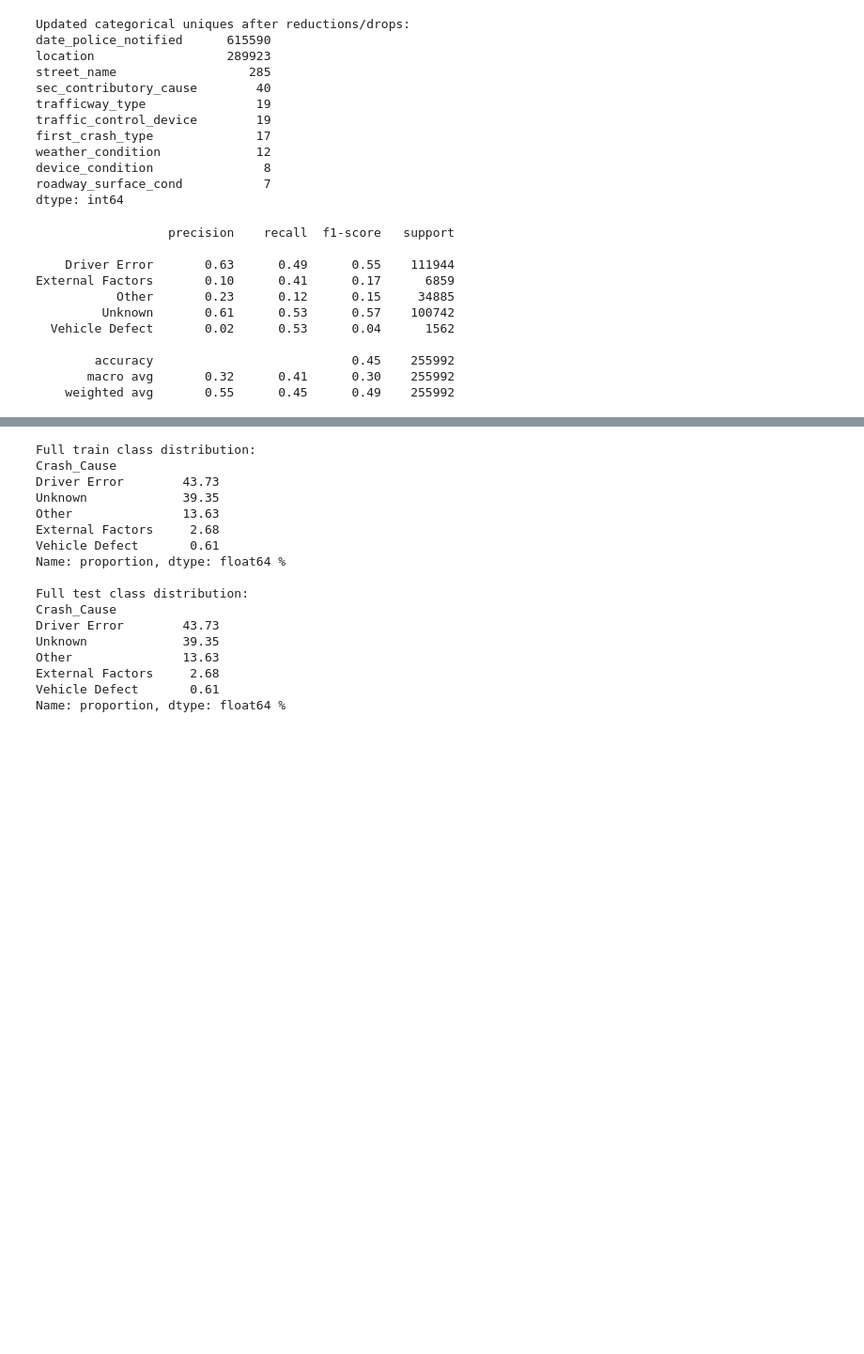
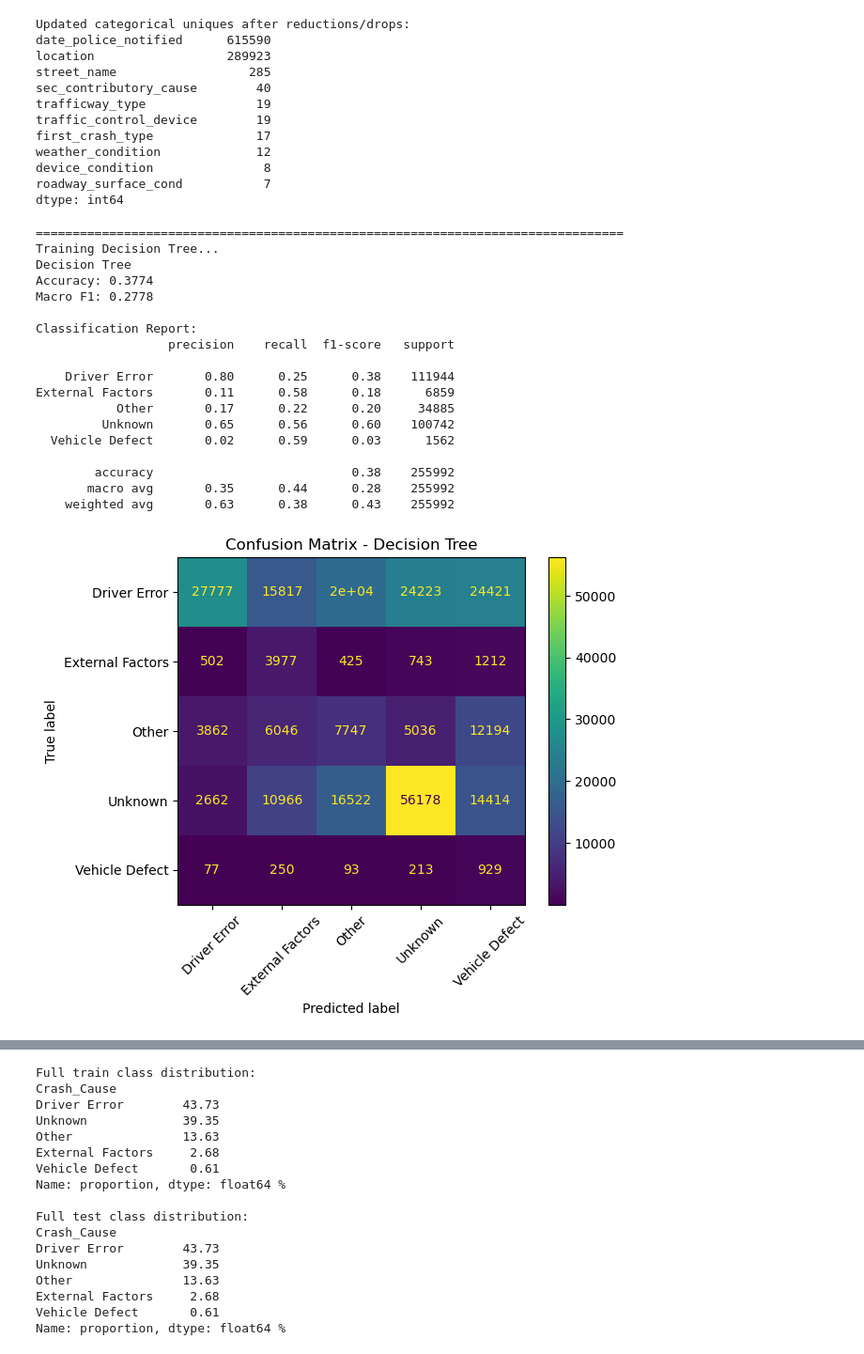
Before and after one commit to hellenmureithi/Phase_4_project, a Jupyter notebook: Notebooks/fiona.ipynb, the cells around one changed output, grey strips where cells are left out. Shown at 94% size. Cells and saved outputs as stored; diff of their text form; code cells hidden in the pictures; blank space fills up the shorter version.

Commit message:
modified the models

```diff
--- a/Notebooks/fiona.ipynb
+++ b/Notebooks/fiona.ipynb
@@ -257,7 +259,7 @@ device_condition               8
 roadway_surface_cond           7
 dtype: int64
 # %%
-high_card = ['LOCATION', 'STREET_NAME', 'DATE_POLICE_NOTIFIED']
+high_card = ['location', 'street_name', 'date_police_notified']
 cat_reduced = [c for c in categorical_features if c not in high_card]
 # %%
 
@@ -272,10 +274,33 @@ numeric_transformer = Pipeline(steps=[
 
 categorical_transformer = Pipeline(steps=[
     ("imputer", SimpleImputer(strategy="most_frequent")), # handles missing values
-    ("ohe", OneHotEncoder(handle_unknown="ignore", sparse_output=True)) # encoding categories
+    ("ohe", OneHotEncoder(handle_unknown="ignore", sparse_output=False)) # encoding categories
 ])
 
 preprocessor = ColumnTransformer(transformers=[
     ("num", numeric_transformer, numeric_features),
     ("cat", categorical_transformer, cat_reduced)
 ])
+# %%
+def evaluate(name, pipe):
+    print(f"\n{'='*80}")
+    print(f"Training {name}...")
+
+    pipe.fit(X_train, y_train)
+    preds = pipe.predict(X_test)
+
+    acc = accuracy_score(y_test, preds)
+    macro_f1 = f1_score(y_test, preds, average='macro')
+
+    print(name)
+    print(f"Accuracy: {acc:.4f}")
+    print(f"Macro F1: {macro_f1:.4f}")
+    print("\nClassification Report:")
+    print(classification_report(y_test, preds))
+
+    cm = confusion_matrix(y_test, preds, labels=pipe.named_steps['model'].classes_)
+    ConfusionMatrixDisplay(cm, display_labels=pipe.named_steps['model'].classes_).plot(xticks_rotation=45)
+    plt.title(f"Confusion Matrix - {name}")
+    plt.show()
+
+    return {"Model": name, "Accuracy": acc, "Macro_F1": macro_f1}
@@ -282,33 +309,28 @@ preprocessor = ColumnTransformer(transformers=[
 # %%
 # Model Pipeline
 tree_pipe = Pipeline(steps=[
     ("preprocess", preprocessor),
-    ("model", DecisionTreeClassifier(max_depth=5, random_state=42))
+    ("model", DecisionTreeClassifier(max_depth=5, min_samples_leaf=100, random_state=42,class_weight='balanced'))
 ])
+
+results.append(evaluate("Decision Tree", tree_pipe))
+# %% [output]
+================================================================================
+Training Decision Tree...
+Decision Tree
+Accuracy: 0.3774
+Macro F1: 0.2778
+
+Classification Report:
+                  precision    recall  f1-score   support
+
+    Driver Error       0.80      0.25      0.38    111944
+External Factors       0.11      0.58      0.18      6859
+           Other       0.17      0.22      0.20     34885
+         Unknown       0.65      0.56      0.60    100742
+  Vehicle Defect       0.02      0.59      0.03      1562
+
+        accuracy                           0.38    255992
+       macro avg       0.35      0.44      0.28    255992
+    weighted avg       0.63      0.38      0.43    255992
+[figure, added]
-# %%
-rf_pipe = Pipeline(steps=[
-    ("preprocess", preprocessor),
-    ("model", RandomForestClassifier(
-        n_estimators=80,
-        max_depth=10,
-        class_weight='balanced_subsample',
-        random_state=42,
-        n_jobs=-1
-    ))
-])
-
-rf_pipe.fit(X_train, y_train)
-preds = rf_pipe.predict(X_test)
-print(classification_report(y_test, preds))
-# %% [output]
-                  precision    recall  f1-score   support
-
-    Driver Error       0.63      0.49      0.55    111944
-External Factors       0.10      0.41      0.17      6859
-           Other       0.23      0.12      0.15     34885
-         Unknown       0.61      0.53      0.57    100742
-  Vehicle Defect       0.02      0.53      0.04      1562
-
-        accuracy                           0.45    255992
-       macro avg       0.32      0.41      0.30    255992
-    weighted avg       0.55      0.45      0.49    255992
```
Also changed, not shown: parts of 8 cells of this notebook.
